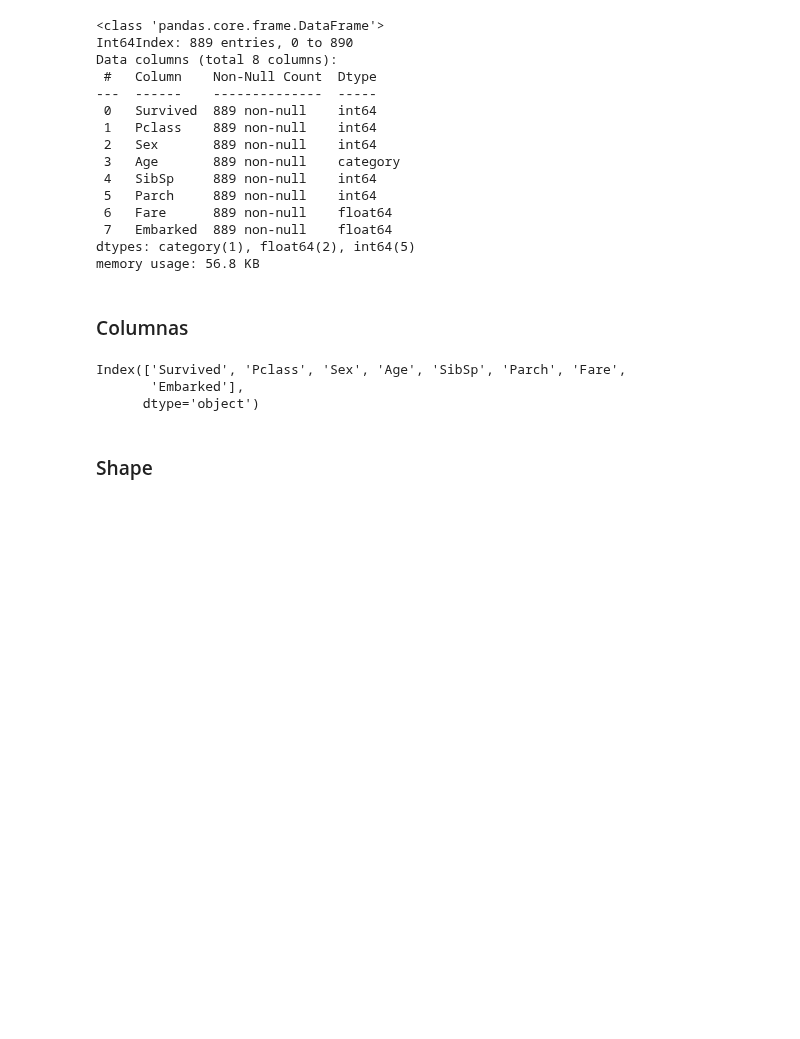
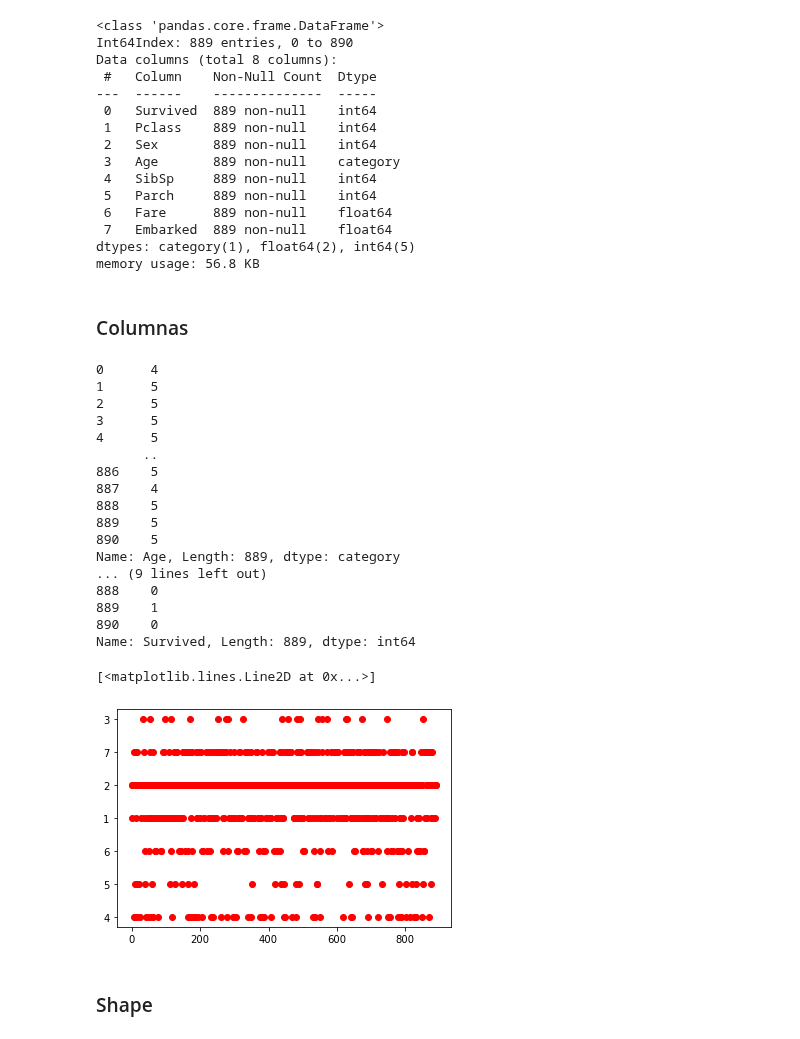
Before and after one commit to herzulu007/titanic-ml, a Jupyter notebook: Titanic.ipynb, the cells around one changed output. Cells and saved outputs as stored; diff of their text form; code cells hidden in the pictures; blank space fills up the shorter version.

Commit message:
Agregue grafico de fare en COLUMNAS

```diff
--- a/Titanic.ipynb
+++ b/Titanic.ipynb
@@ -94,12 +95,31 @@ dtypes: category(1), float64(2), int64(5)
 memory usage: 56.8 KB
 # %% [markdown]
 ### Columnas
-# %%
-titanic_df.columns
-# %% [output]
-Index(['Survived', 'Pclass', 'Sex', 'Age', 'SibSp', 'Parch', 'Fare',
-       'Embarked'],
-      dtype='object')
+# %%
+titanic_df.columns
+print(titanic_df['Age'])
+print(titanic_df['Survived'])
+plt.plot(titanic_df['Age'],'ro')
+# %% [output]
+0      4
+1      5
+2      5
+3      5
+4      5
+      ..
+886    5
+887    4
+888    5
+889    5
+890    5
+Name: Age, Length: 889, dtype: category
+... (9 lines left out)
+888    0
+889    1
+890    0
+Name: Survived, Length: 889, dtype: int64
+[<matplotlib.lines.Line2D at 0x...>]
+[figure, added]
 # %% [markdown]
 ### Shape
 # %%
```
Also changed, not shown: parts of 1 cell of this notebook.
